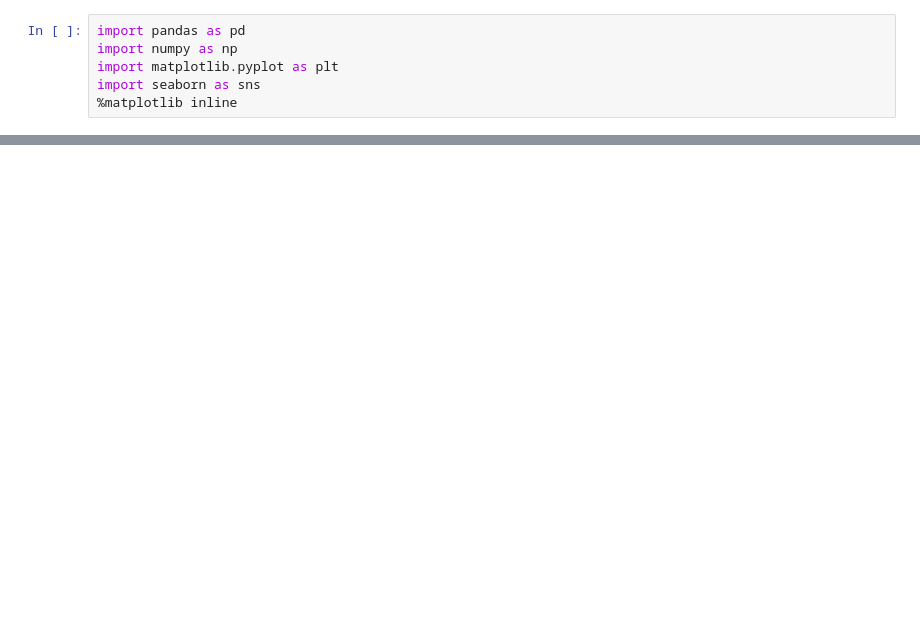
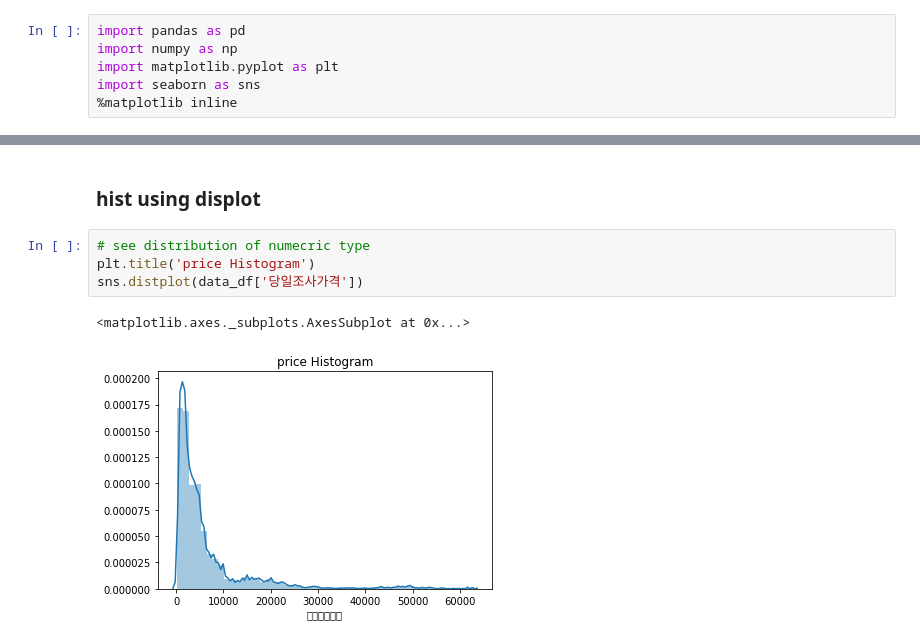
Before and after one commit to meowpunch/bobsim-research, a Jupyter notebook: src/main/python/analysis01.ipynb, the cells around one changed output, grey strips where cells are left out. Drawn from its saved outputs; the diff is of its cells as text; blank space fills up the shorter version.

```diff
--- a/src/main/python/analysis01.ipynb
+++ b/src/main/python/analysis01.ipynb
@@ -101,0 +101,9 @@ TypeError: no numeric data to plot
+# %% [markdown]
+### hist using displot
+# %%
+# see distribution of numecric type
+plt.title('price Histogram')
+sns.distplot(data_df['당일조사가격'])
+# %% [output]
+<matplotlib.axes._subplots.AxesSubplot at 0x...>
+[figure, added]
```
Also changed, not shown: parts of 30 cells of this notebook, 3 other files.
